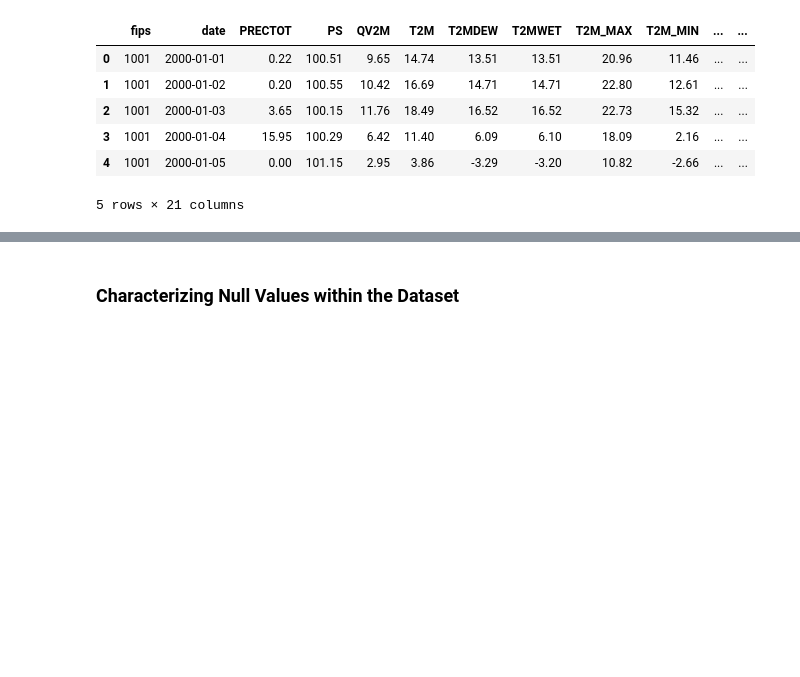
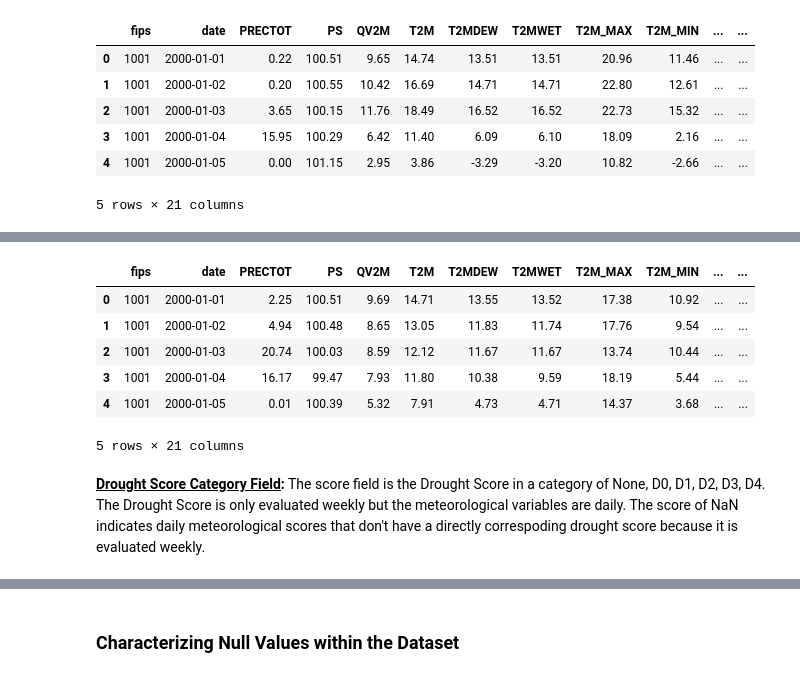
Before and after one commit to ChadDelany/drought_prediction, a Jupyter notebook: Notebooks/01_Data_Wrangling.ipynb, the cells around one changed output, grey strips where cells are left out. Drawn from its saved outputs; the diff is of its cells as text; code cells hidden in the pictures; blank space fills up the shorter version.

```diff
--- a/Notebooks/01_Data_Wrangling.ipynb
+++ b/Notebooks/01_Data_Wrangling.ipynb
@@ -138,0 +147,12 @@ train_set.head()
+# %%
+test_set.head()
+# %% [output]
+|  | fips | date | PRECTOT | PS | QV2M | T2M | T2MDEW | T2MWET | T2M_MAX | T2M_MIN | ... | ... |
+| 0 | 1001 | 2000-01-01 | 2.25 | 100.51 | 9.69 | 14.71 | 13.55 | 13.52 | 17.38 | 10.92 | ... | ... |
+| 1 | 1001 | 2000-01-02 | 4.94 | 100.48 | 8.65 | 13.05 | 11.83 | 11.74 | 17.76 | 9.54 | ... | ... |
+| 2 | 1001 | 2000-01-03 | 20.74 | 100.03 | 8.59 | 12.12 | 11.67 | 11.67 | 13.74 | 10.44 | ... | ... |
+| 3 | 1001 | 2000-01-04 | 16.17 | 99.47 | 7.93 | 11.80 | 10.38 | 9.59 | 18.19 | 5.44 | ... | ... |
+| 4 | 1001 | 2000-01-05 | 0.01 | 100.39 | 5.32 | 7.91 | 4.73 | 4.71 | 14.37 | 3.68 | ... | ... |
+5 rows × 21 columns
+# %% [markdown]
+<b><u>Drought Score Category Field</u>:</b> The score field is the Drought Score in a category of None, D0, D1, D2, D3, D4.  The Drought Score is only evaluated weekly but the meteorological variables are daily.  The score of NaN indicates daily meteorological scores that don't have a directly correspoding drought score because it is evaluated weekly.
```
Also changed, not shown: parts of 8 cells of this notebook.
